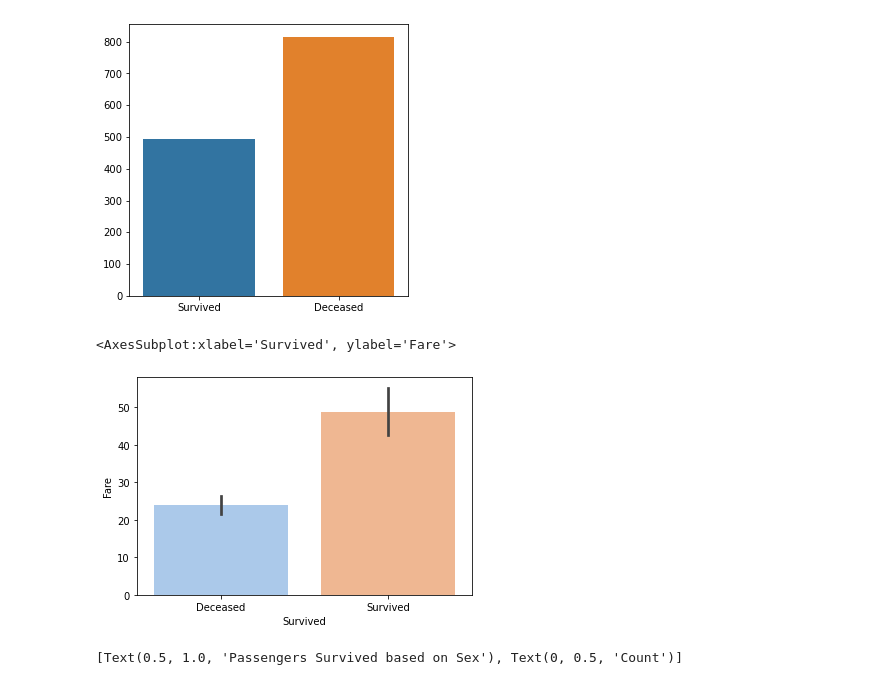
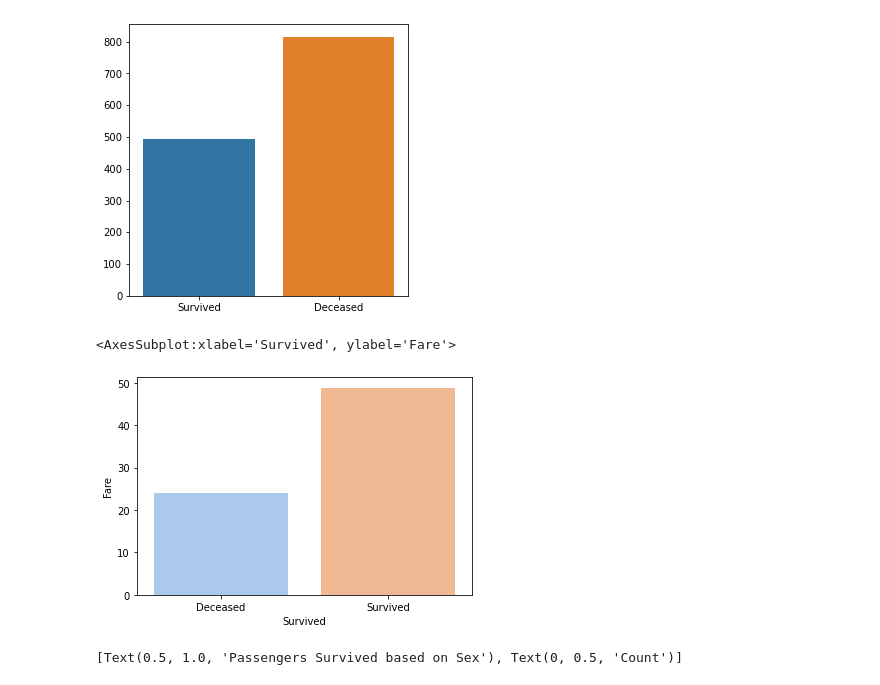
Before and after one commit to chanyadeshani/Group8, a Jupyter notebook: submit_assignment.ipynb, the cells around one changed output. Saved outputs shown, nothing was run; the diff lists cells and outputs as text; code cells hidden in the pictures.

```diff
--- a/submit_assignment.ipynb
+++ b/submit_assignment.ipynb
@@ -495,10 +554,10 @@ plt.show()
 # %% [output]
 [figure]
 # %%
-sns.barplot(x='Survived', y='Fare', data=train_df, palette='pastel')
+sns.barplot(x='Survived', y='Fare', data=train_df, palette='pastel',ci=None)
 # %% [output]
 <AxesSubplot:xlabel='Survived', ylabel='Fare'>
-[figure, old version]
+[figure, new version]
 # %%
 sns.countplot(x='Survived', hue='Sex', data=df_train).set(
     title="Passengers Survived based on Sex", ylabel="Count")
```
Also changed, not shown: parts of 15 cells of this notebook.
